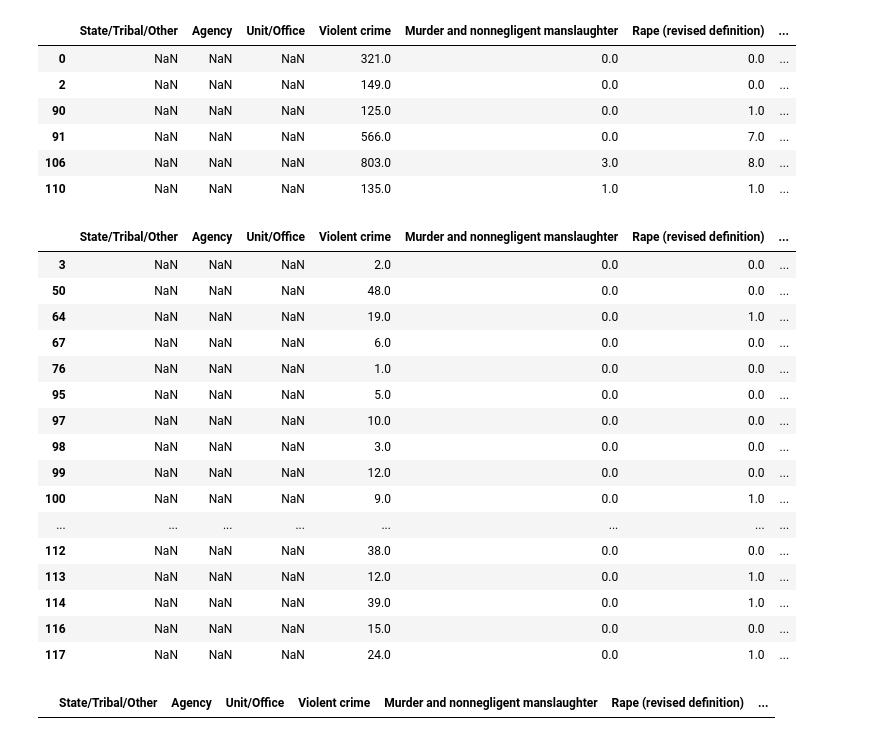
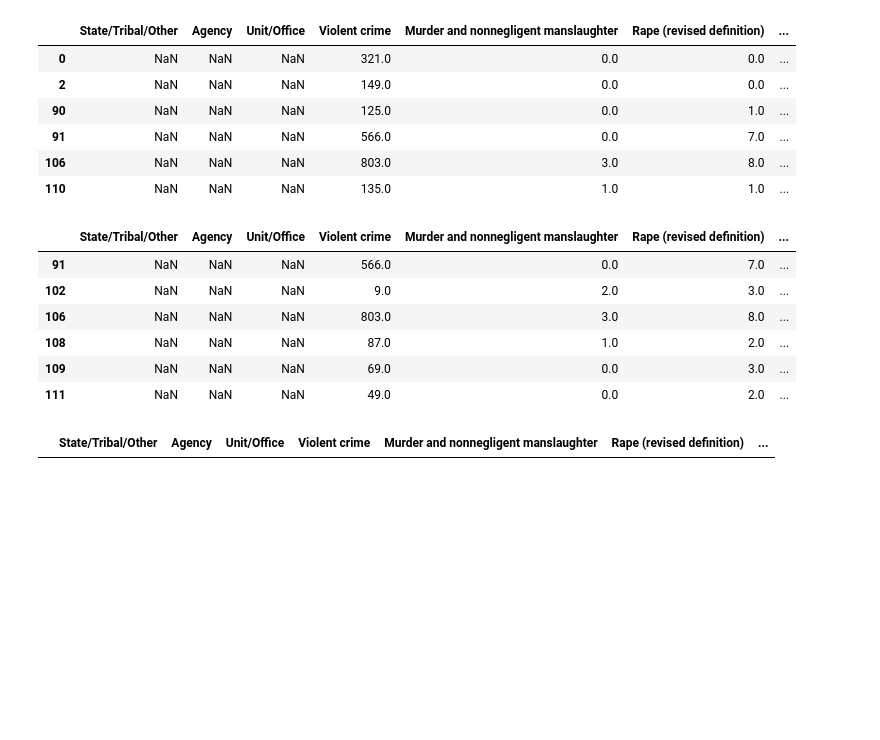
Before and after one commit to kyv1r/DZpoML1, a Jupyter notebook: lab1/Задание_1.ipynb, the cells around one changed output. Drawn from its saved outputs; the diff is of its cells as text; code cells hidden in the pictures; blank space fills up the shorter version.

```diff
--- a/lab1/Задание_1.ipynb
+++ b/lab1/Задание_1.ipynb
@@ -168,9 +168,9 @@ dtype: float64
 ##Типизация
 Присвойте соответствующим колонкам один из типов (category, float, int)
 # %%
-df["State/Tribal/Other"] = df["State/Tribal/Other"].astype("category")
+df["Murder and nonnegligent manslaughter"] = df["Murder and nonnegligent manslaughter"].astype("category")
 df["Burglary"] = df["Burglary"].astype("float64")
-df["Motor vehicle theft"] = df["Motor vehicle theft"].astype("float64")
+df["Rape (revised definition)"] = df["Rape (revised definition)"].astype("float64")
 #Вывести типы колонок тут
 print(df.dtypes)
 # %% [output]
@@ -207,25 +207,15 @@ df[df["Violent crime"] > 100]
 | 110 | NaN | NaN | NaN | 135.0 | 1.0 | 1.0 | ... |
 # %%
 #Фильтр колонки 2
-df[df["Robbery"] > 0]
+df[df["Rape (revised definition)"] > 1]
 # %% [output]
 |  | State/Tribal/Other | Agency | Unit/Office | Violent crime | Murder and nonnegligent manslaughter | Rape (revised definition) | ... |
-| 3 | NaN | NaN | NaN | 2.0 | 0.0 | 0.0 | ... |
-| 50 | NaN | NaN | NaN | 48.0 | 0.0 | 0.0 | ... |
-| 64 | NaN | NaN | NaN | 19.0 | 0.0 | 1.0 | ... |
-| 67 | NaN | NaN | NaN | 6.0 | 0.0 | 0.0 | ... |
-| 76 | NaN | NaN | NaN | 1.0 | 0.0 | 0.0 | ... |
-| 95 | NaN | NaN | NaN | 5.0 | 0.0 | 0.0 | ... |
-| 97 | NaN | NaN | NaN | 10.0 | 0.0 | 0.0 | ... |
-| 98 | NaN | NaN | NaN | 3.0 | 0.0 | 0.0 | ... |
-| 99 | NaN | NaN | NaN | 12.0 | 0.0 | 0.0 | ... |
-| 100 | NaN | NaN | NaN | 9.0 | 0.0 | 1.0 | ... |
-| ... | ... | ... | ... | ... | ... | ... | ... |
-| 112 | NaN | NaN | NaN | 38.0 | 0.0 | 0.0 | ... |
-| 113 | NaN | NaN | NaN | 12.0 | 0.0 | 1.0 | ... |
-| 114 | NaN | NaN | NaN | 39.0 | 0.0 | 1.0 | ... |
-| 116 | NaN | NaN | NaN | 15.0 | 0.0 | 0.0 | ... |
-| 117 | NaN | NaN | NaN | 24.0 | 0.0 | 1.0 | ... |
+| 91 | NaN | NaN | NaN | 566.0 | 0.0 | 7.0 | ... |
+| 102 | NaN | NaN | NaN | 9.0 | 2.0 | 3.0 | ... |
+| 106 | NaN | NaN | NaN | 803.0 | 3.0 | 8.0 | ... |
+| 108 | NaN | NaN | NaN | 87.0 | 1.0 | 2.0 | ... |
+| 109 | NaN | NaN | NaN | 69.0 | 0.0 | 3.0 | ... |
+| 111 | NaN | NaN | NaN | 49.0 | 0.0 | 2.0 | ... |
 # %%
 #Фильтр колонки 3
 df[(df["State/Tribal/Other"] == "State Agencies") & (df["Robbery"] > 0)]
```
Also changed, not shown: parts of 1 cell of this notebook.
